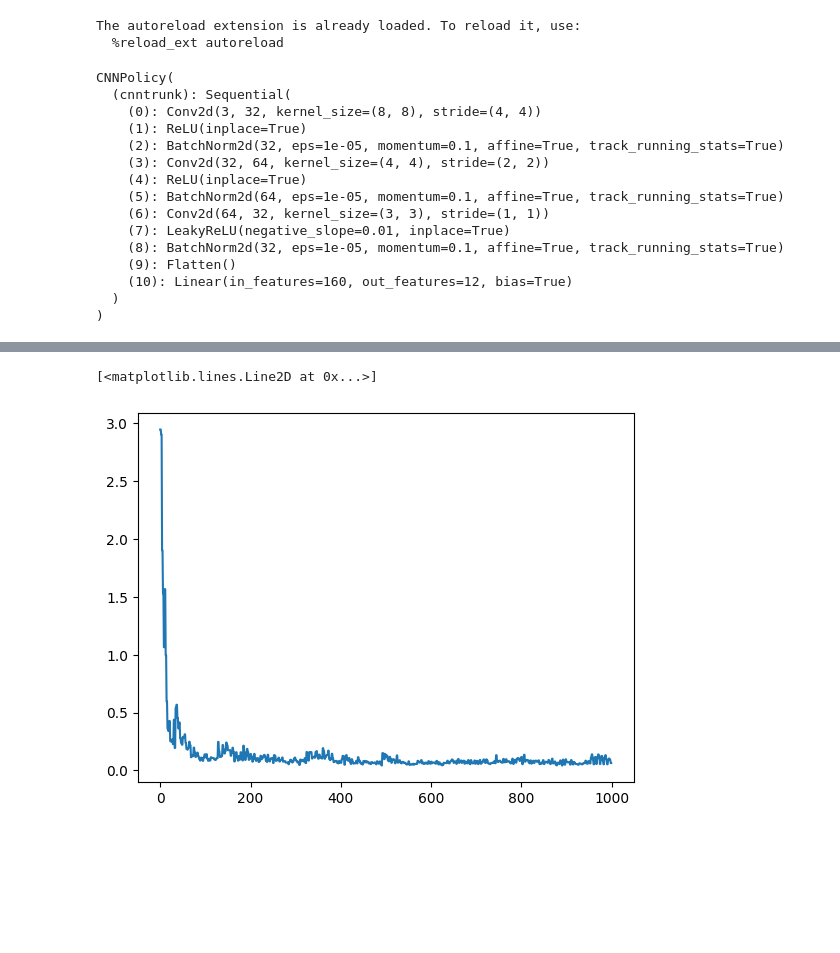
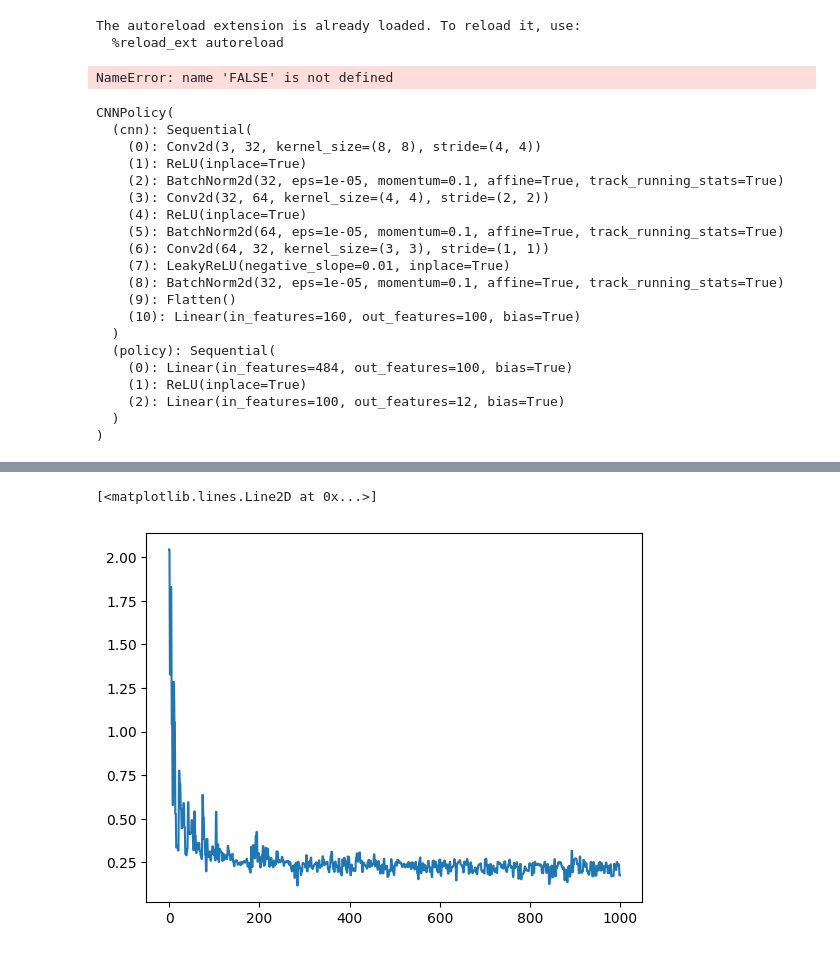
Before and after one commit to andipeng/align-lang, a Jupyter notebook: policy_experiments/gcbc.ipynb, the cells around one changed output, grey strips where cells are left out. Drawn from its saved outputs; the diff is of its cells as text; code cells hidden in the pictures; blank space fills up the shorter version.

Commit message:
baseline policy

```diff
--- a/policy_experiments/gcbc.ipynb
+++ b/policy_experiments/gcbc.ipynb
@@ -39,11 +39,15 @@ import warnings
 warnings.filterwarnings("ignore")
 plt.ion()   # interactive mode - o
 
+from sentence_transformers import SentenceTransformer
+lang_model = SentenceTransformer('all-MiniLM-L6-v2', device=device)
+
 import vima_bench
 from vima_bench import PARTITION_TO_SPECS
 # %% [output]
 The autoreload extension is already loaded. To reload it, use:
   %reload_ext autoreload
+NameError: name 'FALSE' is not defined
 # %%
 # Custom weight init for Conv2D and Linear layers
 def weight_init(m):
@@ -75,20 +79,23 @@ class CNNPolicy(nn.Module):
     def __init__(
         self, action_dim, hidden_size, output_mod=None):
         super().__init__()
-        self.cnntrunk = nn.Sequential(
+        self.cnn = nn.Sequential(
             nn.Conv2d(3, 32, kernel_size=8, stride=4), nn.ReLU(inplace=True), nn.BatchNorm2d(32), #(b_size,3,36,72)=>(b_size,32,8,17)
             nn.Conv2d(32, 64, kernel_size=4, stride=2), nn.ReLU(inplace=True), nn.BatchNorm2d(64), #(b_size,32,8,17)=>(b_size,64,3,7)
             nn.Conv2d(64, 32, kernel_size=3, stride=1), nn.LeakyReLU(inplace=True), nn.BatchNorm2d(32), Flatten(), #(b_size,64,3,7)=>(b_size,32,1,5)=>(b_size,32*1*5)
-            nn.Linear(32*1*5, action_dim)#, nn.LeakyReLU(inplace=True), nn.BatchNorm1d(32), #(b_size,32*1*5)=>(b_size,action_dim)
+            nn.Linear(32*1*5, hidden_size)#, nn.LeakyReLU(inplace=True), nn.BatchNorm1d(32), #(b_size,32*1*5)=>(b_size,action_dim)
         )
+        self.policy = mlp(hidden_size+384, action_dim, hidden_dim=100, hidden_depth=1)
         self.apply(weight_init)
 
-    def forward(self, state):
+    def forward(self, state, goal):
         state = state/255.0 # process image + switch channels
         state = state.permute(0,3,1,2)
+        state_embed = self.cnn(state)
 
-        pred = self.cnntrunk(state)
-        return pred
+        gc_embed = torch.cat([state_embed, goal], dim=1)
+        action = self.policy(gc_embed)
+        return action
 # %%
 def downsize_obs(obs):
     cv2.imwrite('temp.jpg', obs)
@@ -136,18 +143,19 @@ def compare_actions(actions, gt_action):
     return comparisons
 
 # generates random trajs within specified constraints
-def gen_trajs(env, num_trajs, task_name, task_kwargs):
+def gen_trajs(env, num_trajs, task_name, task_kwargs, goal):
     trajs = []
     task = env.task
     oracle_fn = task.oracle(env)
     for traj in tqdm(range(num_trajs)):
-        traj = {'obs': [],'acts': [], 'meta': []}
+        traj = {'obs': [],'acts': [], 'goals':[], 'meta': []}
         obs = env.reset()
         traj['meta'] = env.meta_info
         for step in range(1):
             top_obs = obs['rgb']['top'] # extracts top down view only
             top_obs = np.rollaxis(top_obs,0,3)
             traj['obs'].append(downsize_obs(top_obs.copy()))
+            traj['goals'].append(goal)
             # prompt, prompt_assets = env.prompt, env.prompt_assets
             oracle_action = oracle_fn.act(obs)
             # clip action
@@ -159,21 +167,25 @@ def gen_trajs(env, num_trajs, task_name, task_kwargs):
             obs, _, done, info = env.step(action=oracle_action, skip_oracle=False)
         traj['obs'] = np.array(traj['obs'])
         traj['acts'] = np.array(traj['acts'])
+        traj['goals'] = np.array(traj['goals'])
         traj['meta'] = np.array(traj['meta'])
         trajs.append(traj)
     return trajs
 # %%
+lang_goal = 'pick up the flower'
+lang_embed = lang_model.encode(lang_goal)
+
 task_name = 'visual_manipulation'
 #task_kwargs=PARTITION_TO_SPECS["train"][task_name]
 task_kwargs = { 'num_dragged_obj': 1,
      'num_base_obj': 1,
      'num_other_obj': 0,
      'dragged_obj_loc': [2],
-     'base_obj_loc': [3],
+     'base_obj_loc': [1,3,4],
      'third_obj_loc' : [4],
      'fourth_obj_loc' : [3],
      'possible_dragged_obj': ['flower'],
-     'possible_dragged_obj_texture': ['red','blue'],
+     'possible_dragged_obj_texture': ['red'],
      'possible_base_obj': ['bowl'],
      'possible_base_obj_texture': ['wooden'],
      'possible_third_obj': ['pan'],
@@ -184,7 +196,7 @@ task_kwargs = { 'num_dragged_obj': 1,
 env = vima_bench.make(task_name=task_name,task_kwargs=task_kwargs,hide_arm_rgb=False)
 
 num_trajs = 10
-trajs = gen_trajs(env=env, num_trajs=num_trajs, task_name=task_name, task_kwargs=task_kwargs)
+trajs = gen_trajs(env=env, num_trajs=num_trajs, task_name=task_name, task_kwargs=task_kwargs, goal=lang_embed)
 pickle.dump(trajs, open('trajs.pkl', 'wb'))
 env.close()
 #obs = env.reset()
@@ -203,7 +215,7 @@ device = torch.device('cuda' if torch.cuda.is_available() else 'cpu')
 policy.to(device)
 # %% [output]
 CNNPolicy(
-  (cnntrunk): Sequential(
+  (cnn): Sequential(
     (0): Conv2d(3, 32, kernel_size=(8, 8), stride=(4, 4))
     (1): ReLU(inplace=True)
     (2): BatchNorm2d(32, eps=1e-05, momentum=0.1, affine=True, track_running_stats=True)
@@ -214,7 +226,12 @@ CNNPolicy(
     (7): LeakyReLU(negative_slope=0.01, inplace=True)
     (8): BatchNorm2d(32, eps=1e-05, momentum=0.1, affine=True, track_running_stats=True)
     (9): Flatten()
-    (10): Linear(in_features=160, out_features=12, bias=True)
+    (10): Linear(in_features=160, out_features=100, bias=True)
+  )
+  (policy): Sequential(
+    (0): Linear(in_features=484, out_features=100, bias=True)
+    (1): ReLU(inplace=True)
+    (2): Linear(in_features=100, out_features=12, bias=True)
   )
 )
 # %%
@@ -239,12 +256,14 @@ for epoch in range(num_epochs):  # loop over the dataset multiple times
         t_idx = np.random.randint(len(trajs), size=(batch_size,)) # Indices of traj
         t_idx_pertraj = np.random.randint(1, size=(batch_size,)) # Indices of timesteps in traj
         t_states = np.concatenate([trajs[c_idx]['obs'][t_idx][None] for (c_idx, t_idx) in zip(t_idx, t_idx_pertraj)])
+        t_goals = np.concatenate([trajs[c_idx]['goals'][t_idx][None] for (c_idx, t_idx) in zip(t_idx, t_idx_pertraj)])
         t_actions = np.concatenate([trajs[c_idx]['acts'][t_idx][None] for (c_idx, t_idx) in zip(t_idx, t_idx_pertraj)])
 
         t_states = torch.Tensor(t_states).float().to(device)
+        t_goals = torch.Tensor(t_goals).float().to(device)
         t_actions = torch.Tensor(t_actions).float().to(device)
 
-        a_preds = policy(t_states)[0]
+        a_preds = policy(t_states, t_goals)[0]
         loss = torch.mean(torch.linalg.norm(a_preds - t_actions, dim=-1)) # supervised learning loss
 
         loss.backward()
@@ -259,7 +278,7 @@ for epoch in range(num_epochs):  # loop over the dataset multiple times
             running_loss = 0.0
         losses.append(loss.item())
 
-torch.save(policy, 'policy.pt')
+torch.save(policy, 'policy_gcbc.pt')
 print('Finished Training')
 plt.plot(losses)
 # %% [output]
@@ -282,4 +301,4 @@ plt.plot(losses)
 Finished Training
 [<matplotlib.lines.Line2D at 0x...>]
-[figure, old version]
+[figure, new version]
 # %%
```
Also changed, not shown: parts of 3 cells of this notebook, 12 other files.
